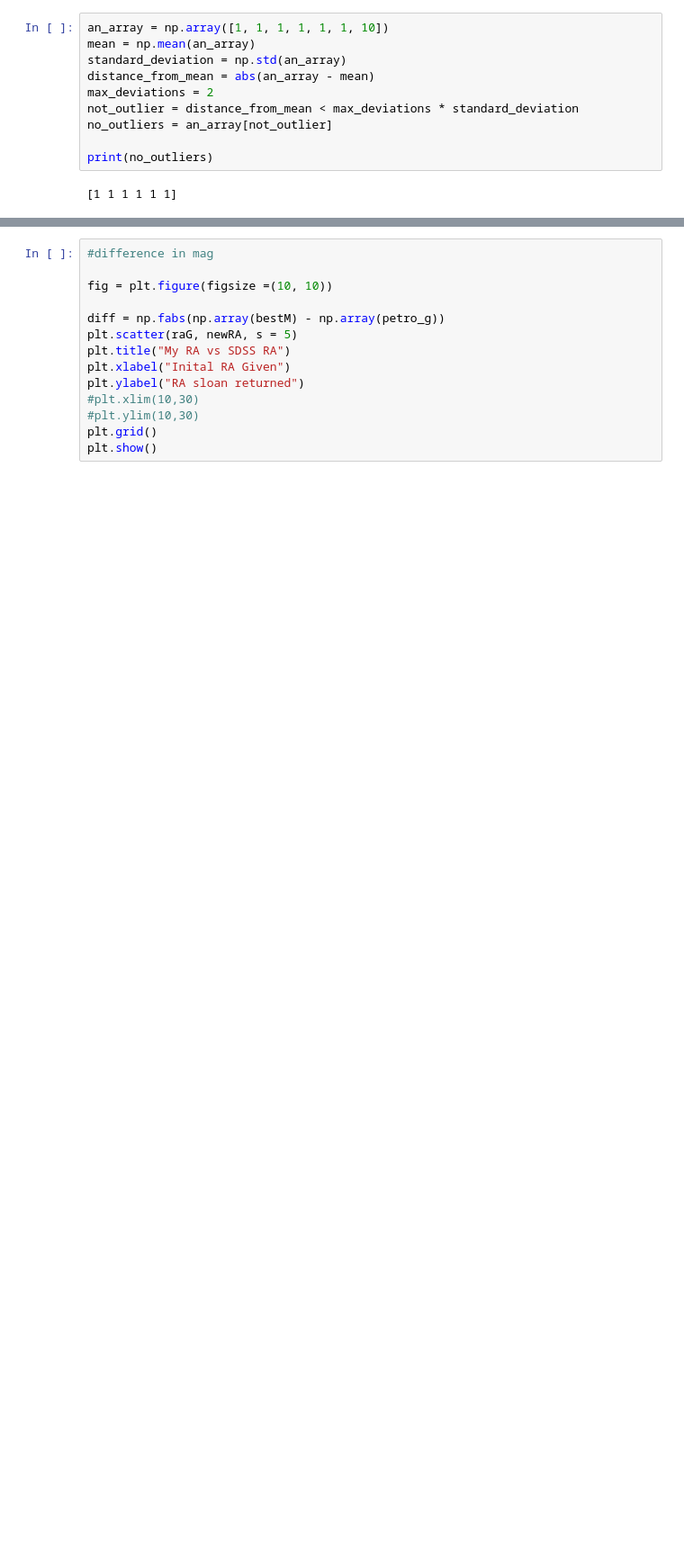
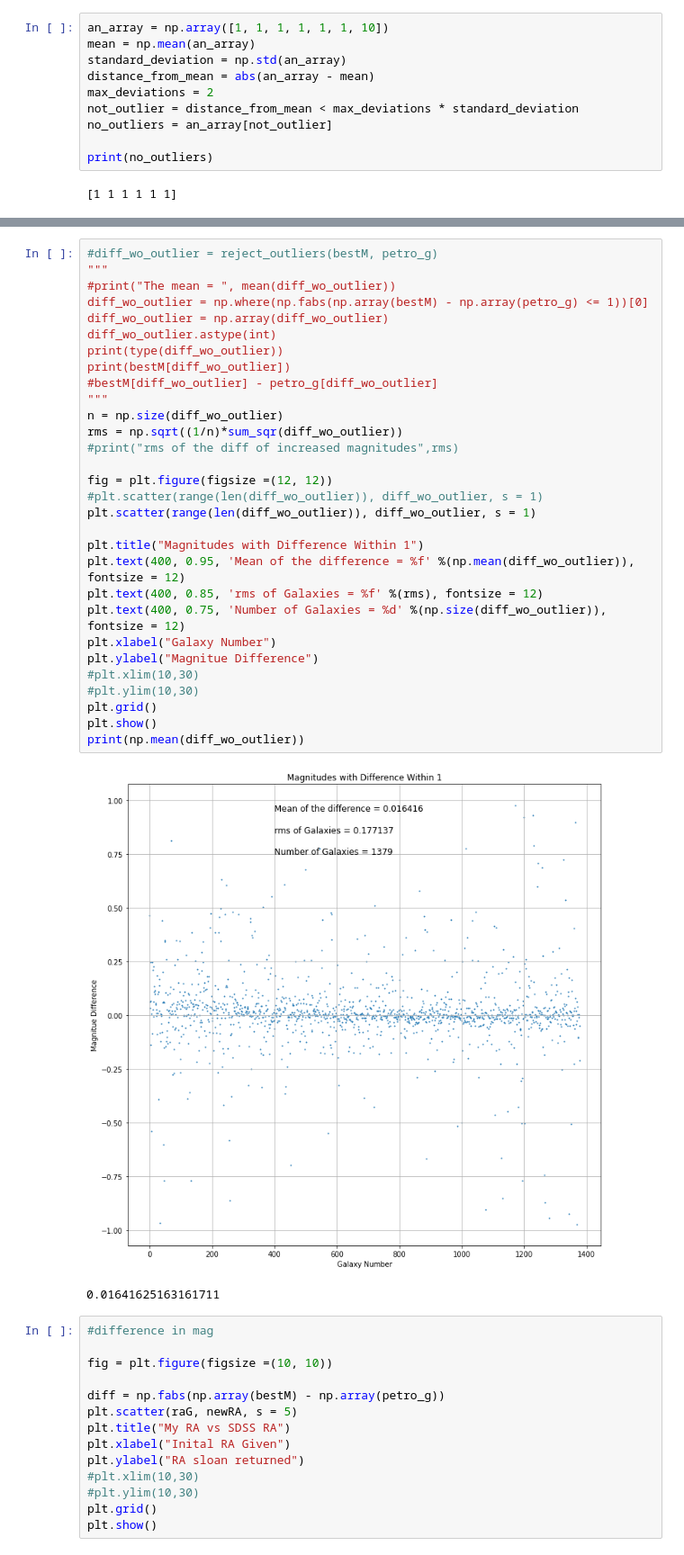
Before and after one commit to sara-negussie/Chandra, a Jupyter notebook: sdssplots.ipynb, the cells around one changed output, grey strips where cells are left out. Shown at 90% size. Saved outputs shown, nothing was run; the diff lists cells and outputs as text; blank space fills up the shorter version.

```diff
--- a/sdssplots.ipynb
+++ b/sdssplots.ipynb
@@ -239,3 +254,36 @@ TypeError: only integer scalar arrays can be converted to a scalar index
+# %%
+#diff_wo_outlier = reject_outliers(bestM, petro_g)
+"""
+#print("The mean = ", mean(diff_wo_outlier))
+diff_wo_outlier = np.where(np.fabs(np.array(bestM) - np.array(petro_g) <= 1))[0]
+diff_wo_outlier = np.array(diff_wo_outlier)
+diff_wo_outlier.astype(int)
+print(type(diff_wo_outlier))
+print(bestM[diff_wo_outlier])
+#bestM[diff_wo_outlier] - petro_g[diff_wo_outlier]
+"""
+n = np.size(diff_wo_outlier)
+rms = np.sqrt((1/n)*sum_sqr(diff_wo_outlier))
+#print("rms of the diff of increased magnitudes",rms)
+
+fig = plt.figure(figsize =(12, 12))
+#plt.scatter(range(len(diff_wo_outlier)), diff_wo_outlier, s = 1)
+plt.scatter(range(len(diff_wo_outlier)), diff_wo_outlier, s = 1)
+
+plt.title("Magnitudes with Difference Within 1")
+plt.text(400, 0.95, 'Mean of the difference = %f' %(np.mean(diff_wo_outlier)), fontsize = 12)
+plt.text(400, 0.85, 'rms of Galaxies = %f' %(rms), fontsize = 12)
+plt.text(400, 0.75, 'Number of Galaxies = %d' %(np.size(diff_wo_outlier)), fontsize = 12)
+plt.xlabel("Galaxy Number")
+plt.ylabel("Magnitue Difference")
+#plt.xlim(10,30)
+#plt.ylim(10,30)
+plt.grid()
+plt.show()
+print(np.mean(diff_wo_outlier))
+# %% [output]
+[figure, added]
+0.01641625163161711
 # %%
 #difference in mag
 
```
Also changed, not shown: parts of 16 cells of this notebook, 16 other files.
